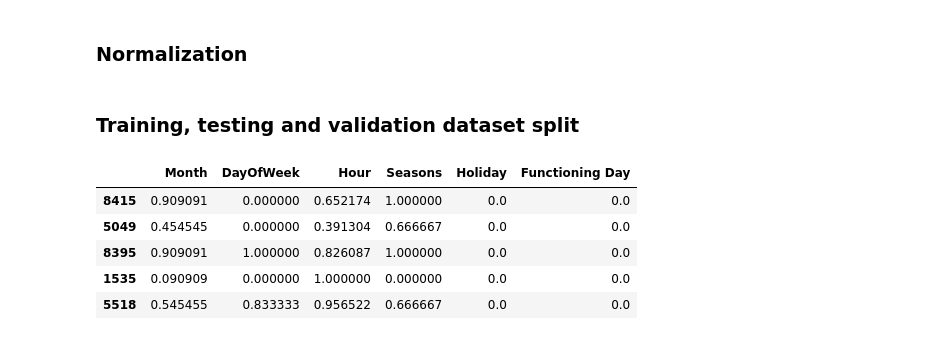
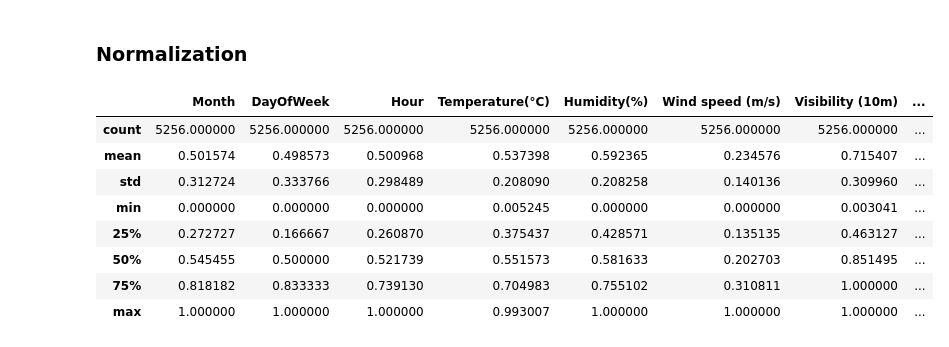
Before and after one commit to IvanGomez37/Final-Project-FoML, a Jupyter notebook: seoul_bike.ipynb, the cells around one changed output. Saved outputs shown, nothing was run; the diff lists cells and outputs as text; code cells hidden in the pictures.

```diff
--- a/seoul_bike.ipynb
+++ b/seoul_bike.ipynb
@@ -406,42 +381,26 @@ y = SeoulBikeData_target
-# %%
-from sklearn.preprocessing import StandardScaler
-SeoulBikeData_features = SeoulBikeData.drop(columns=["Rented Bike Count"])
-
-# Assuming SeoulBikeData is your DataFrame
-# Extract features (X) and target variable (y) if needed
-X = SeoulBikeData_features
-y = SeoulBikeData_target
-
-# Initialize the scaler
-scaler = StandardScaler()
-
-# Fit and transform the features
-scaled_X = scaler.fit_transform(X)
-
-# Convert the scaled features back to a DataFrame with column names
-scaled_SeoulBikeData = pd.DataFrame(scaled_X, columns=X.columns)
-
-# Obtaining target values column
-scaled_SeoulBikeData_target = y
-
-# Obtaining features dataframe
-scaled_SeoulBikeData_features = X
-# %% [markdown]
-### Training, testing and validation dataset split
+# %%
+SeoulBikeData_features = SeoulBikeData_features.drop('Date', axis=1)
+X = SeoulBikeData_features
+y = SeoulBikeData_target
+# %%
+norm = MinMaxScaler().fit(X)
+
+X_norm = norm.transform(X)
+
+X_norm = pd.DataFrame(X_norm, columns=X.columns)
 # %%
-from sklearn.model_selection import train_test_split
+X_train, X_temp, y_train, y_temp = train_test_split(X_norm, y, test_size=0.4, random_state=42)
 
-# Splitting the data into training and temporary (validation + test) sets
-X_train, X_temp, y_train, y_temp = train_test_split(X_continuous, y, test_size=0.2, random_state=42)
-
-# Splitting the temporary set into validation and test sets
 X_val, X_test, y_val, y_test = train_test_split(X_temp, y_temp, test_size=0.5, random_state=42)
 
-X_train.head()
+X_train.describe()
 # %% [output]
-|  | Month | DayOfWeek | Hour | Seasons | Holiday | Functioning Day |
-| 8415 | 0.909091 | 0.000000 | 0.652174 | 1.000000 | 0.0 | 0.0 |
-| 5049 | 0.454545 | 0.000000 | 0.391304 | 0.666667 | 0.0 | 0.0 |
-| 8395 | 0.909091 | 1.000000 | 0.826087 | 1.000000 | 0.0 | 0.0 |
-| 1535 | 0.090909 | 0.000000 | 1.000000 | 0.000000 | 0.0 | 0.0 |
-| 5518 | 0.545455 | 0.833333 | 0.956522 | 0.666667 | 0.0 | 0.0 |
+|  | Month | DayOfWeek | Hour | Temperature(°C) | Humidity(%) | Wind speed (m/s) | Visibility (10m) | ... |
+| count | 5256.000000 | 5256.000000 | 5256.000000 | 5256.000000 | 5256.000000 | 5256.000000 | 5256.000000 | ... |
+| mean | 0.501574 | 0.498573 | 0.500968 | 0.537398 | 0.592365 | 0.234576 | 0.715407 | ... |
+| std | 0.312724 | 0.333766 | 0.298489 | 0.208090 | 0.208258 | 0.140136 | 0.309960 | ... |
+| min | 0.000000 | 0.000000 | 0.000000 | 0.005245 | 0.000000 | 0.000000 | 0.003041 | ... |
+| 25% | 0.272727 | 0.166667 | 0.260870 | 0.375437 | 0.428571 | 0.135135 | 0.463127 | ... |
+| 50% | 0.545455 | 0.500000 | 0.521739 | 0.551573 | 0.581633 | 0.202703 | 0.851495 | ... |
+| 75% | 0.818182 | 0.833333 | 0.739130 | 0.704983 | 0.755102 | 0.310811 | 1.000000 | ... |
+| max | 1.000000 | 1.000000 | 1.000000 | 0.993007 | 1.000000 | 1.000000 | 1.000000 | ... |
```
Also changed, not shown: parts of 23 cells of this notebook, 1 other file.
